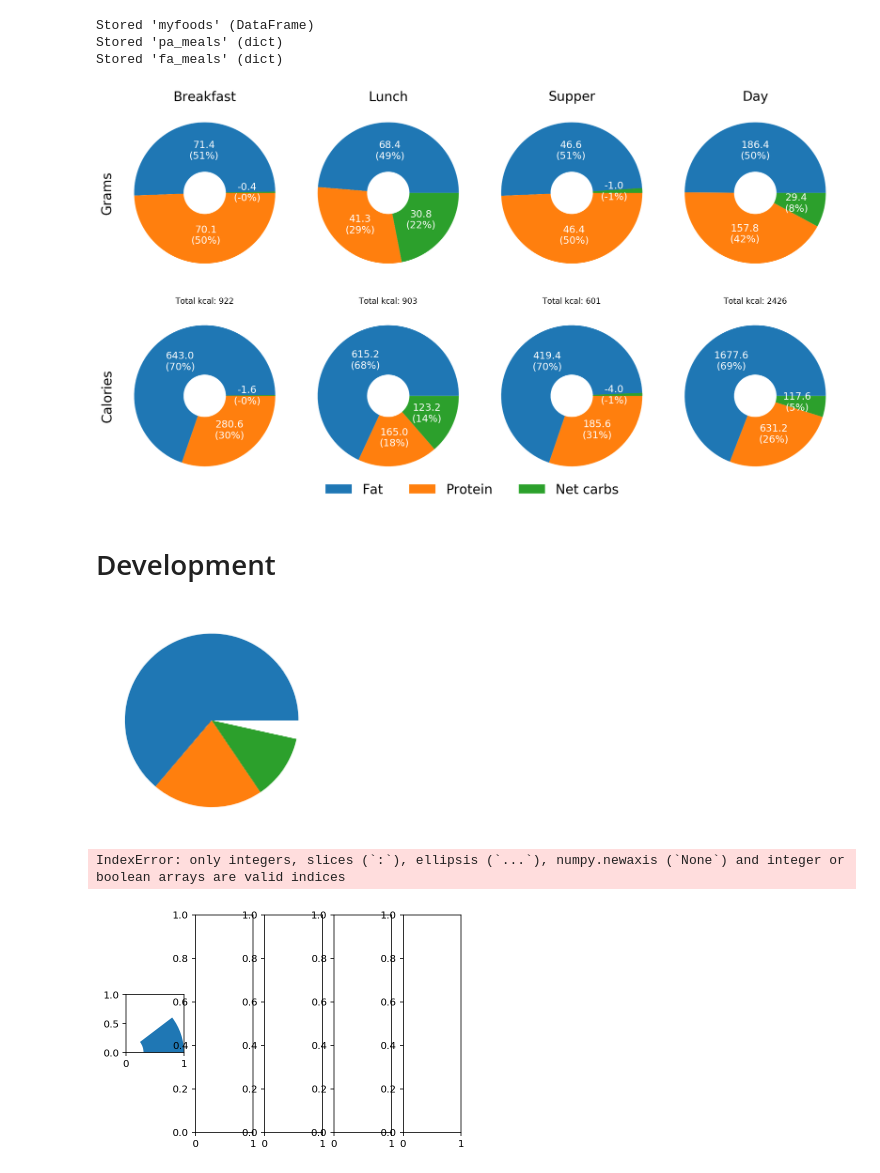
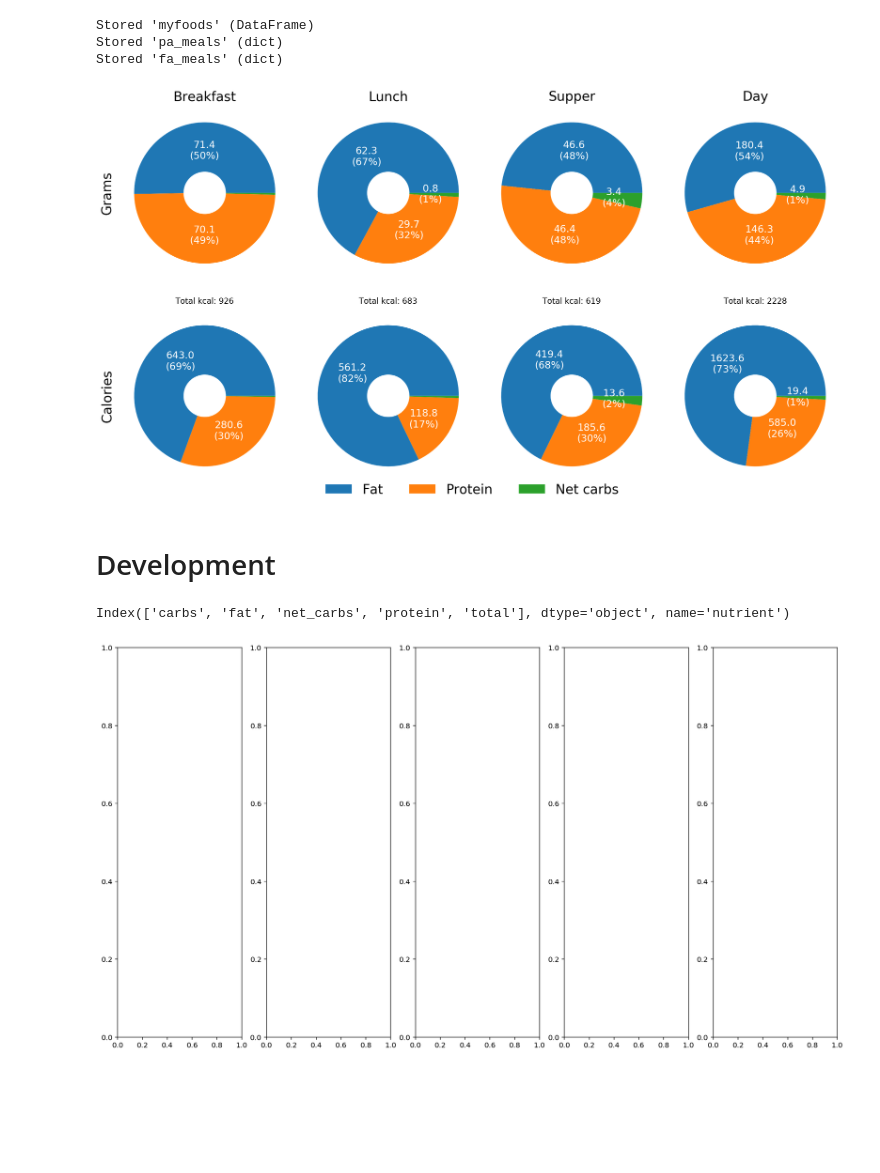
Before and after one commit to fabiangunzinger/learning, a Jupyter notebook: food-data/foods.ipynb, the cells around one changed output. Drawn from its saved outputs; the diff is of its cells as text; code cells hidden in the pictures; blank space fills up the shorter version.

Commit message:
First working version of nuts doughnuts

```diff
--- a/food-data/foods.ipynb
+++ b/food-data/foods.ipynb
@@ -42,7 +42,11 @@ def calc_meal_nuts(data, meal):
               .assign(cals_carbs=lambda df: df.grams_carbs * 4)
               .assign(cals_net_carbs=lambda df: df.grams_net_carbs * 4)
               .pipe(make_multiindex)
-              .stack())
+              .stack()
+              .swaplevel(0, 1)
+              .sort_index())
+
+        df[df < 0] = 0
         return df
 
     return read(data)
@@ -63,7 +67,7 @@ def make_dashboard(meals):
 
         def labs(pct, nuts):
             absolute = pct / 100 * nuts[column].sum()
-            if absolute == 0:
+            if pct < 0.5:
                 return f''
             else:
                 return f'{absolute:.1f}\n({pct:.0f}%)'
@@ -105,9 +109,6 @@ meals = {
     },
 
     'Lunch': {
-        'oats': 0.5,
-        'milk': 1.5,
-        'yoghurt': 0.8,
         'lettuce': 1.5,
         'nuts and seed mix': .5,
         'olive oil': .3,
@@ -125,7 +126,7 @@ meals = {
 meal_nuts = make_nuts_dict(meals)
 make_dashboard(meal_nuts)
 # %% [output]
-[figure, old version]
+[figure, new version]
 # %% [markdown]
 # Development
 # %%
@@ -134,70 +135,48 @@ meals = {
     'Breakfast': {
         'avocado': 1,
         'spinach': 0.5,
     },
 
     'Lunch': {
         'tofu': 2,
     },
 
     'Supper': {
         'avocado': 2,
         'vegetables': 2,
     }
 }
 
 pd.option_context('display.max_rows', 1000)
 
 def make_nuts_dict(meals):
     meal_nuts = {meal: calc_meal_nuts(myfoods, meals[meal]) for meal in meals}
-    meal_nuts['Day'] = pd.concat(meal_nuts).droplevel(level=0).sum(level=['name', 'nutrient'])
+    meal_nuts['Day'] = pd.concat(meal_nuts).droplevel(level=0).sum(level=['nutrient', 'name']).sort_index()
     return meal_nuts
 
 day = make_nuts_dict(meals)['Day']
 
-def cals_shares(group):
+def get_cals_ingred(group, top_n):
     group['cals_share'] = group.cals / group.cals.sum()
-    return group['cals_share']
+    return group.sort_values('cals_share', ascending=False)[:top_n]
 
-def get_top_ingredients(group, n):
-    return group.sort_values(ascending=False)[:n]
+shares = day.groupby('nutrient').apply(get_cals_ingred, 3).droplevel(level=0)
 
 
+def make_doughnut(meal_data, column, meal_num, meal_name):
 
-shares = day.groupby(['nutrient'], as_index=False).apply(cals_shares)
-top = shares.groupby('nutrient').apply(get_top_ingredients, 3).droplevel(level=0).unstack()
-top
-day
+        ax[meal_num].pie(meal_data[column],
+                               autopct='%1.1f%%',
+                               textprops=dict(color='white', size=15),
+                               wedgeprops=dict(width=.7))
 
-plt.pie(top['carbs'].dropna().sort_values(ascending=False));
+
+fig, ax = plt.subplots(1, len(nuts), figsize=(18,10))
+
+# for idx, nut in enumerate(nuts):
+#     make_doughnut(nut.cals_share, 'cals_share', idx, 'hello')
+
+shares.index.levels[0].nuni
 # %% [output]
+Index(['carbs', 'fat', 'net_carbs', 'protein', 'total'], dtype='object', name='nutrient')
-[figure, old version]
+[figure, new version]
-# %%
-def make_doughnut(meal_data, column, meal_num, meal_name):
-
-#         def labs(pct, meal_data):
-#             absolute = pct / 100 * nuts[column].sum()
-#             if absolute == 0:
-#                 return f''
-#             else:
-#                 return f'{absolute:.1f}\n({pct:.0f}%)'
-
-#         ax[meal_num].set_title(f'Total kcal: {nuts[column].sum():.0f}')
-        ax[meal_num].pie(meal_data[column],
-                               autopct='lambda pct: labs(pct, nuts)',
-                               textprops=dict(color='white', size=15),
-                               wedgeprops=dict(width=.7))
-
-
-grouper = day.groupby('nutrient', as_index=False).apply(cals_shares).reset_index(['name', 'nutrient'])
-grouper
-
-nuts = grouper.nutrient.unique()
-
-fig, ax = plt.subplots(1, len(nuts))
-
-for idx, nut in enumerate(nuts):
-    make_doughnut(grouper[grouper.nutrient.str.contains(nut)], 'cals_share', idx, 'hello')
-# %% [output]
-IndexError: only integers, slices (`:`), ellipsis (`...`), numpy.newaxis (`None`) and integer or boolean arrays are valid indices
-[figure, removed]
```
Also changed, not shown: parts of 1 cell of this notebook.
